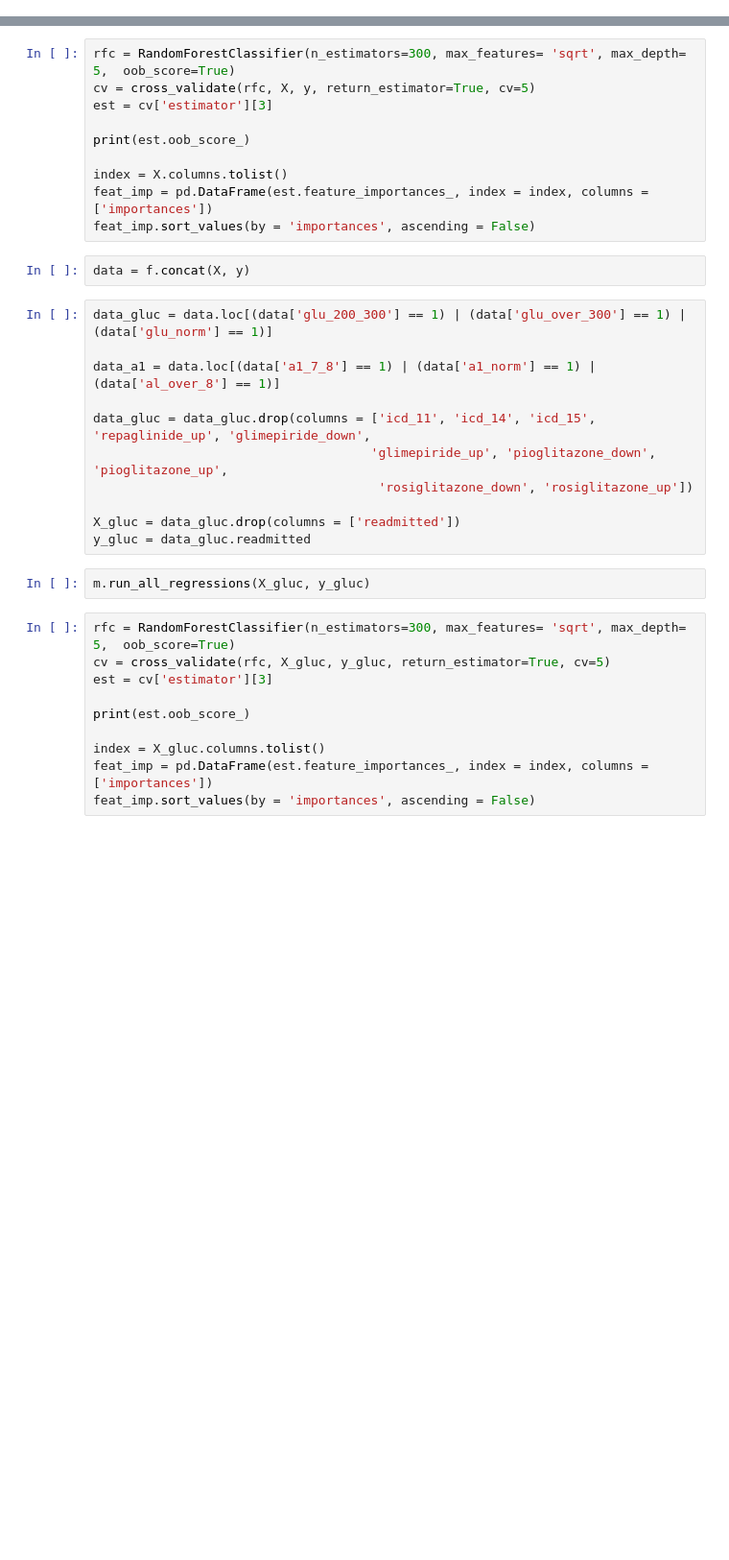
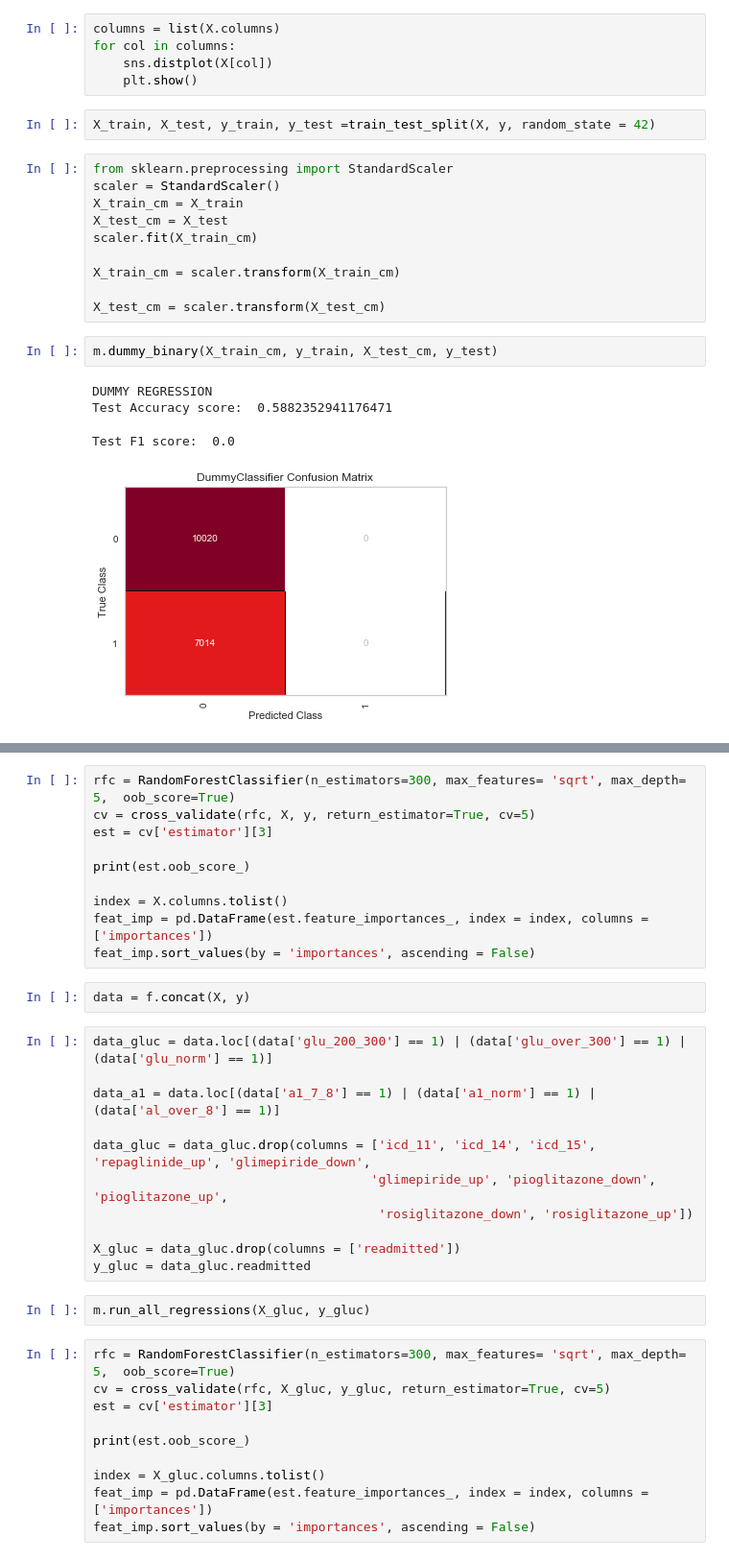
Before and after one commit to khayes847/Hospital_Readmittance_Rates_Diabetes, a Jupyter notebook: mod5.ipynb, the cells around one changed output, grey strips where cells are left out. Shown at 96% size. Drawn from its saved outputs; the diff is of its cells as text; blank space fills up the shorter version.

```diff
--- a/mod5.ipynb
+++ b/mod5.ipynb
@@ -50,0 +188,24 @@ HBox(children=(IntProgress(value=0, description='Pandas Apply', max=99491, style
+# %%
+columns = list(X.columns)
+for col in columns:
+    sns.distplot(X[col])
+    plt.show()
+# %%
+X_train, X_test, y_train, y_test =train_test_split(X, y, random_state = 42)
+# %%
+from sklearn.preprocessing import StandardScaler
+scaler = StandardScaler()
+X_train_cm = X_train
+X_test_cm = X_test
+scaler.fit(X_train_cm)
+
+X_train_cm = scaler.transform(X_train_cm)
+
+X_test_cm = scaler.transform(X_test_cm)
+# %%
+m.dummy_binary(X_train_cm, y_train, X_test_cm, y_test)
+# %% [output]
+DUMMY REGRESSION
+Test Accuracy score:  0.5882352941176471
+Test F1 score:  0.0
+[figure, added]
```
Also changed, not shown: parts of 22 cells of this notebook, 4 other files.
